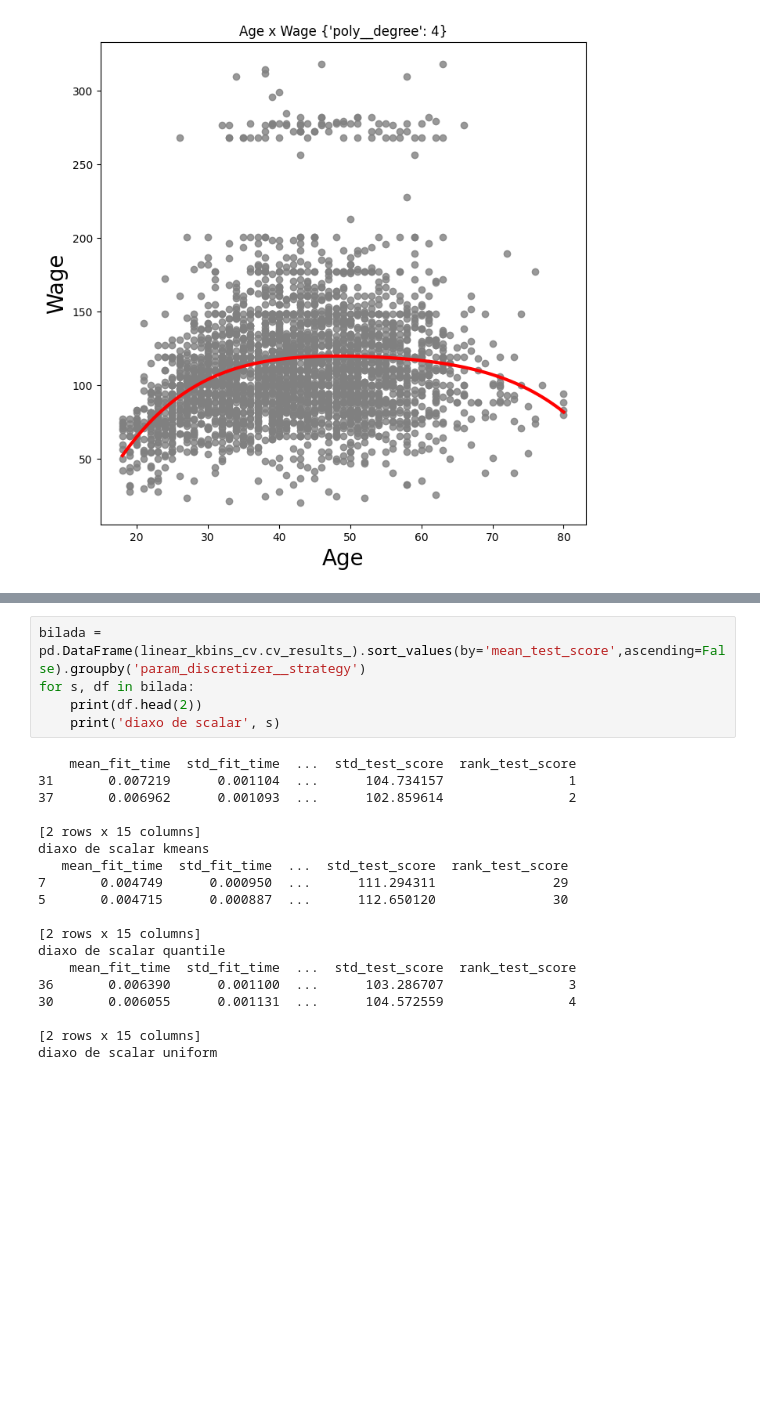
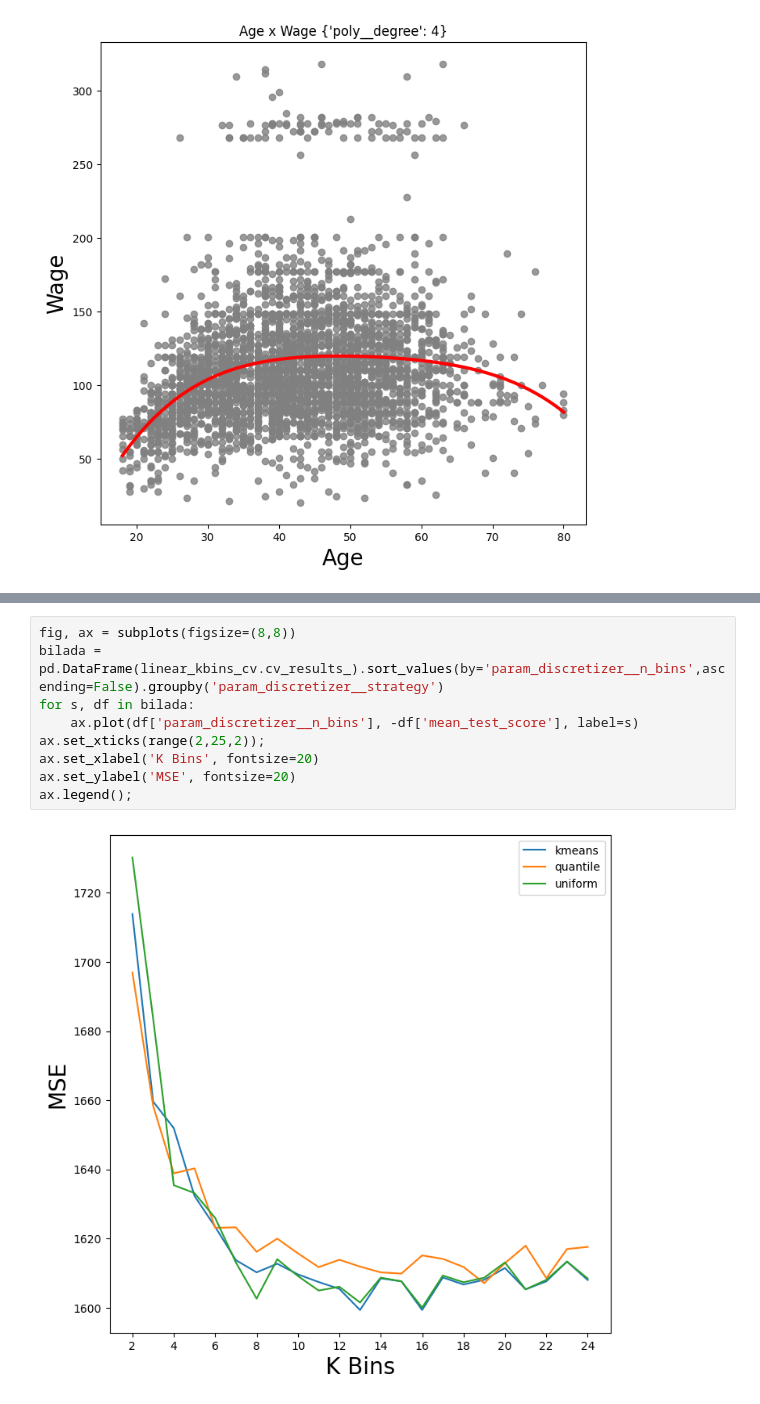
Before and after one commit to oliveira-silva-lucas/ISLP, a Jupyter notebook: Cap_07_Non_Linear_Modeling/Exercises/ex_cap_07_wage.ipynb, the cells around one changed output, grey strips where cells are left out. Saved outputs shown, nothing was run; the diff lists cells and outputs as text; blank space fills up the shorter version.

```diff
--- a/Cap_07_Non_Linear_Modeling/Exercises/ex_cap_07_wage.ipynb
+++ b/Cap_07_Non_Linear_Modeling/Exercises/ex_cap_07_wage.ipynb
@@ -124,27 +122,14 @@ pd.DataFrame(linear_kbins_cv.cv_results_).sort_values(by='mean_test_score',ascen
 # %%
-bilada = pd.DataFrame(linear_kbins_cv.cv_results_).sort_values(by='mean_test_score',ascending=False).groupby('param_discretizer__strategy')
+fig, ax = subplots(figsize=(8,8))
+bilada = pd.DataFrame(linear_kbins_cv.cv_results_).sort_values(by='param_discretizer__n_bins',ascending=False).groupby('param_discretizer__strategy')
 for s, df in bilada:
-    print(df.head(2))
-    print('diaxo de scalar', s)
+    ax.plot(df['param_discretizer__n_bins'], -df['mean_test_score'], label=s)
+ax.set_xticks(range(2,25,2));
+ax.set_xlabel('K Bins', fontsize=20)
+ax.set_ylabel('MSE', fontsize=20)
+ax.legend();
 # %% [output]
-    mean_fit_time  std_fit_time  ...  std_test_score  rank_test_score
-31       0.007219      0.001104  ...      104.734157                1
-37       0.006962      0.001093  ...      102.859614                2
-
-[2 rows x 15 columns]
-diaxo de scalar kmeans
-   mean_fit_time  std_fit_time  ...  std_test_score  rank_test_score
-7       0.004749      0.000950  ...      111.294311               29
-5       0.004715      0.000887  ...      112.650120               30
-
-[2 rows x 15 columns]
-diaxo de scalar quantile
-    mean_fit_time  std_fit_time  ...  std_test_score  rank_test_score
-36       0.006390      0.001100  ...      103.286707                3
-30       0.006055      0.001131  ...      104.572559                4
-
-[2 rows x 15 columns]
-diaxo de scalar uniform
+[figure, added]
 # %%
 fig, ax = subplots(figsize=(8,8))
 ax.scatter(X_age, y, facecolor='gray', alpha=0.8)
```
Also changed, not shown: parts of 16 cells of this notebook.
